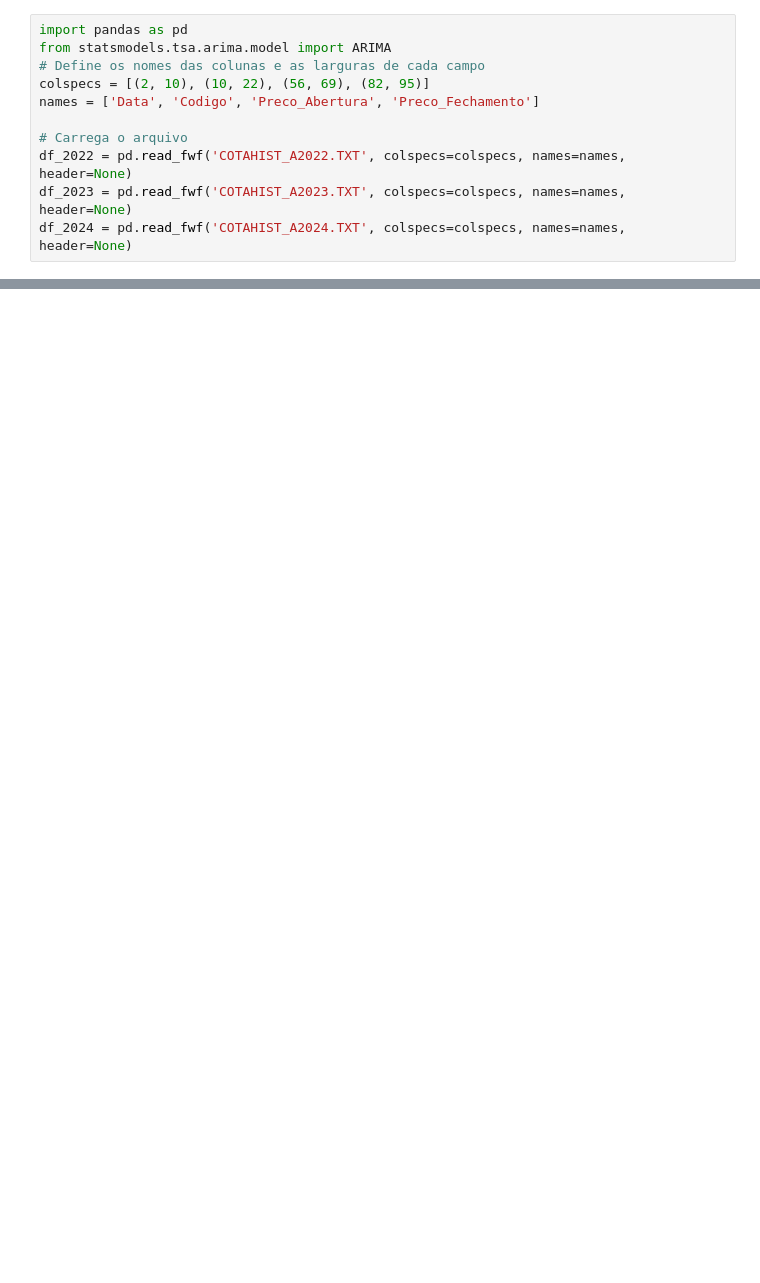
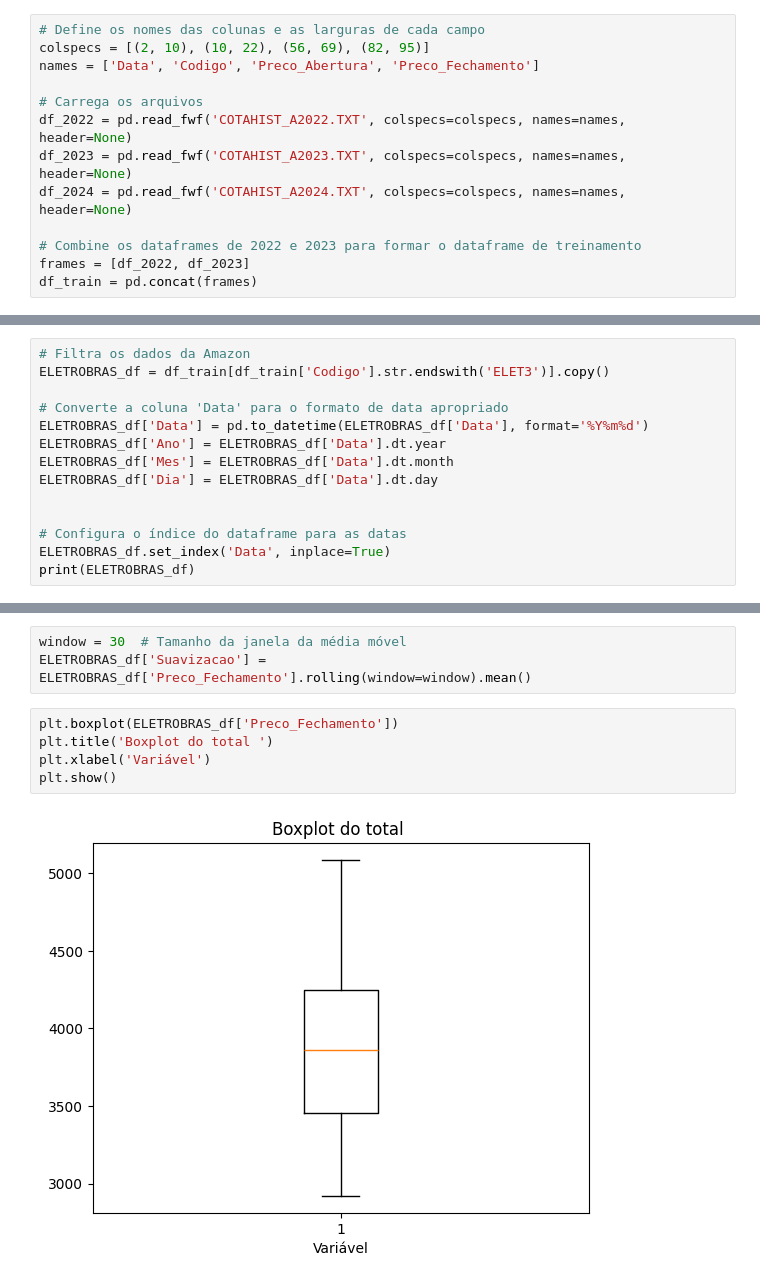
Before and after one commit to sergiolfaria/Atividades_Ciencia_De_Dados, a Jupyter notebook: Trabalho Arima/Arima.ipynb, the cells around one changed output, grey strips where cells are left out. Cells and saved outputs as stored; diff of their text form; blank space fills up the shorter version.

```diff
--- a/Trabalho Arima/Arima.ipynb
+++ b/Trabalho Arima/Arima.ipynb
@@ -1,11 +7,13 @@
 # %%
-import pandas as pd
-from statsmodels.tsa.arima.model import ARIMA
 # Define os nomes das colunas e as larguras de cada campo
 colspecs = [(2, 10), (10, 22), (56, 69), (82, 95)]
 names = ['Data', 'Codigo', 'Preco_Abertura', 'Preco_Fechamento']
 
-# Carrega o arquivo
+# Carrega os arquivos
 df_2022 = pd.read_fwf('COTAHIST_A2022.TXT', colspecs=colspecs, names=names, header=None)
 df_2023 = pd.read_fwf('COTAHIST_A2023.TXT', colspecs=colspecs, names=names, header=None)
 df_2024 = pd.read_fwf('COTAHIST_A2024.TXT', colspecs=colspecs, names=names, header=None)
+
+# Combine os dataframes de 2022 e 2023 para formar o dataframe de treinamento
+frames = [df_2022, df_2023]
+df_train = pd.concat(frames)
@@ -200,0 +20,14 @@ See the caveats in the documentation: https://pandas.pydata.org/pandas-docs/stab
+# %%
+# Filtra os dados da Amazon
+ELETROBRAS_df = df_train[df_train['Codigo'].str.endswith('ELET3')].copy()
+
+# Converte a coluna 'Data' para o formato de data apropriado
+ELETROBRAS_df['Data'] = pd.to_datetime(ELETROBRAS_df['Data'], format='%Y%m%d')
+ELETROBRAS_df['Ano'] = ELETROBRAS_df['Data'].dt.year
+ELETROBRAS_df['Mes'] = ELETROBRAS_df['Data'].dt.month
+ELETROBRAS_df['Dia'] = ELETROBRAS_df['Data'].dt.day
+
+
+# Configura o índice do dataframe para as datas
+ELETROBRAS_df.set_index('Data', inplace=True)
+print(ELETROBRAS_df)
@@ -201 +50,11 @@ See the caveats in the documentation: https://pandas.pydata.org/pandas-docs/stab
+# %%
+window = 30  # Tamanho da janela da média móvel
+ELETROBRAS_df['Suavizacao'] = ELETROBRAS_df['Preco_Fechamento'].rolling(window=window).mean()
+# %%
+plt.boxplot(ELETROBRAS_df['Preco_Fechamento'])
+plt.title('Boxplot do total ')
+plt.xlabel('Variável')
+plt.show()
+# %% [output]
+[figure, added]
 # %%
```
Also changed, not shown: parts of 27 cells of this notebook.
